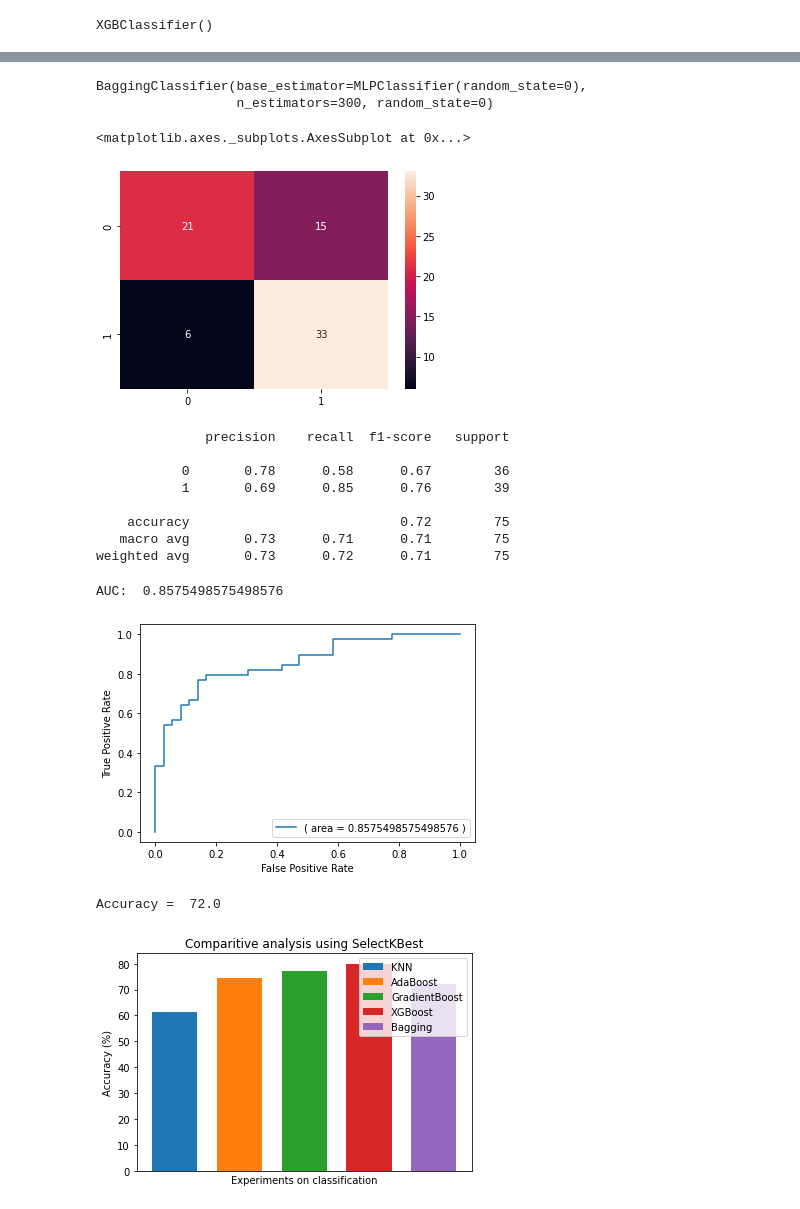
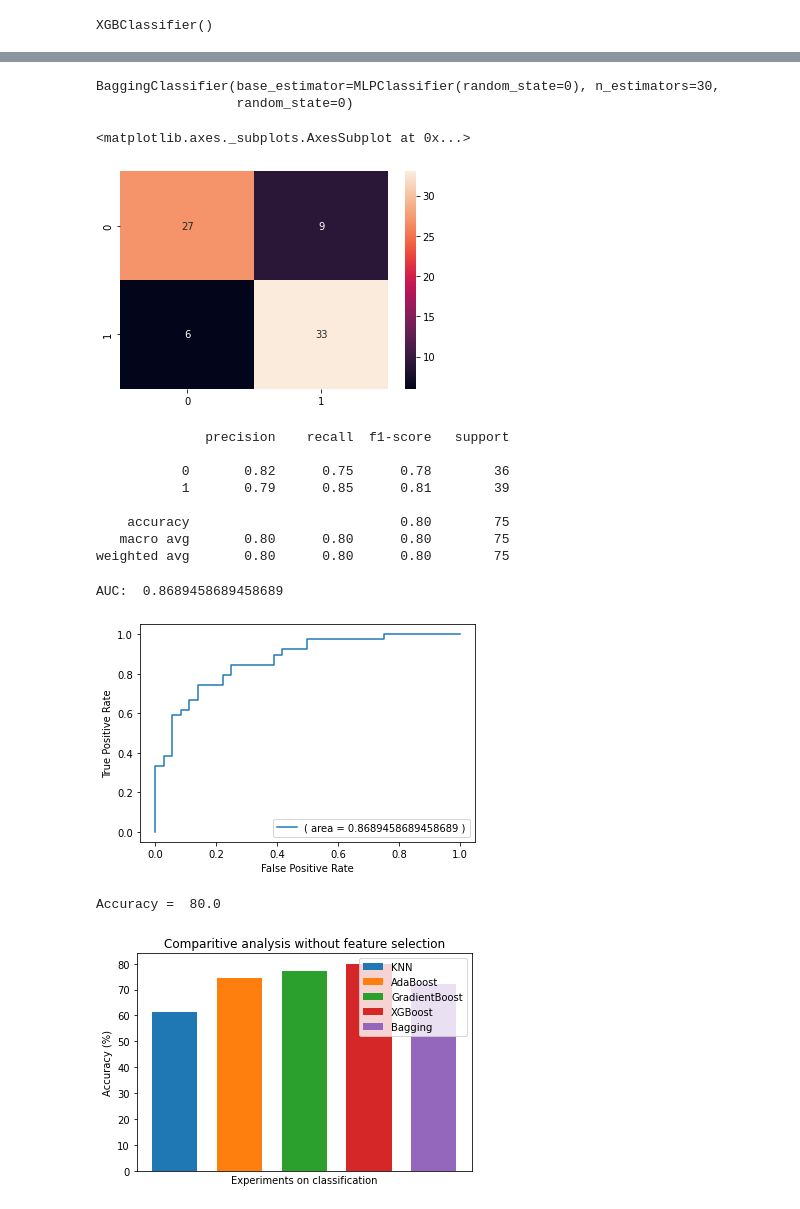
Before and after one commit to Thasneem-vazim/Depression-detection-30-features-with-collected-dataset-, a Jupyter notebook: Without_using_feature_selection.ipynb, the cells around one changed output, grey strips where cells are left out. Cells and saved outputs as stored; diff of their text form; code cells hidden in the pictures.

```diff
--- a/Without_using_feature_selection.ipynb
+++ b/Without_using_feature_selection.ipynb
@@ -378,47 +378,47 @@ Accuracy =  80.0
 from sklearn.ensemble import BaggingClassifier
 from sklearn.neural_network import MLPClassifier
 base_cls = MLPClassifier(random_state=0)
-bagClassificationMLP = BaggingClassifier(base_estimator=base_cls, n_estimators=300, random_state=0)
+bagClassificationMLP = BaggingClassifier(base_estimator=base_cls, n_estimators=30, random_state=0)
 bagClassificationMLP.fit(X_trainSelectedFeatureAfterSMOTE, y_train)
 # %% [output]
-BaggingClassifier(base_estimator=MLPClassifier(random_state=0),
-                  n_estimators=300, random_state=0)
+BaggingClassifier(base_estimator=MLPClassifier(random_state=0), n_estimators=30,
+                  random_state=0)
 # %%
 y_predictionBagMLP = bagClassificationMLP.predict(X_test)
 cm1=confusion_matrix(y_test,y_predictionBagMLP)
 sns.heatmap(cm1,annot=True)
 # %% [output]
 <matplotlib.axes._subplots.AxesSubplot at 0x...>
-[figure, old version]
+[figure, new version]
 # %%
 print(classification_report(y_test,y_predictionBagMLP))
 # %% [output]
               precision    recall  f1-score   support
 
-           0       0.78      0.58      0.67        36
-           1       0.69      0.85      0.76        39
+           0       0.82      0.75      0.78        36
+           1       0.79      0.85      0.81        39
 
-    accuracy                           0.72        75
-   macro avg       0.73      0.71      0.71        75
-weighted avg       0.73      0.72      0.71        75
+    accuracy                           0.80        75
+   macro avg       0.80      0.80      0.80        75
+weighted avg       0.80      0.80      0.80        75
 # %%
 y_predictionKNN_proba=bagClassificationMLP.predict_proba(X_test)[:,1]
 AUCKNN=metrics.roc_auc_score(y_test,y_predictionKNN_proba)
 print("AUC: ",AUCKNN)
-fprKNN, tprKNN, thresholds = metrics.roc_curve(y_test,y_predictionKNN_proba)
-plt.plot(fprKNN,tprKNN,label="( area = "+str(AUCKNN)+" )")
+fprBagMLP, tprBagMLP, thresholds = metrics.roc_curve(y_test,y_predictionKNN_proba)
+plt.plot(fprBagMLP,tprBagMLP,label="( area = "+str(AUCKNN)+" )")
 plt.xlabel('False Positive Rate')
 plt.ylabel('True Positive Rate')
 plt.legend(loc=4)
 plt.show()
 # %% [output]
-AUC:  0.8575498575498576
+AUC:  0.8689458689458689
-[figure, old version]
+[figure, new version]
 # %%
 prediction=bagClassificationMLP.predict(X_test)
 print('Accuracy = ', metrics.accuracy_score(y_test, prediction)*100)
 # %% [output]
-Accuracy =  72.0
+Accuracy =  80.0
 # %%
 # Import Library
 import numpy as np
@@ -445,8 +445,8 @@ plt.bar(x_axis +0.1*5, bvals, width=0.07, label = 'Bagging')
 plt.xticks(x_axis,data3)
 plt.ylabel("Accuracy (%)")
 plt.xlabel("Experiments on classification")
-plt.title("Comparitive analysis using SelectKBest")
+plt.title("Comparitive analysis without feature selection")
 plt.legend()
 plt.show()
 # %% [output]
-[figure, old version]
+[figure, new version]
```
Also changed, not shown: parts of 17 cells of this notebook.
